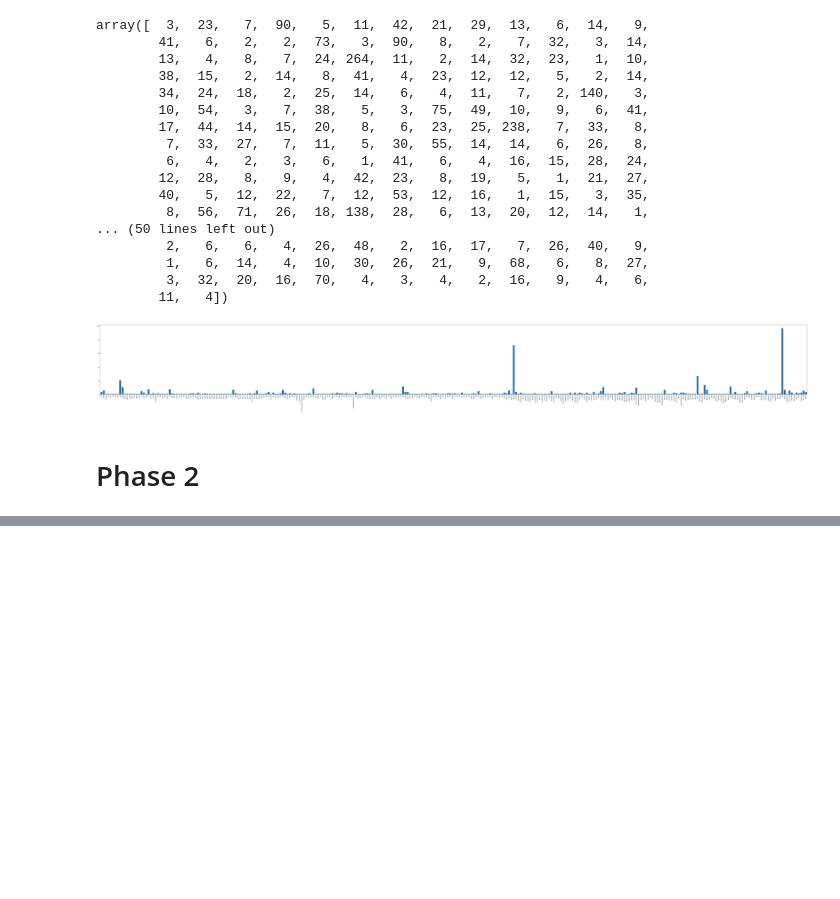
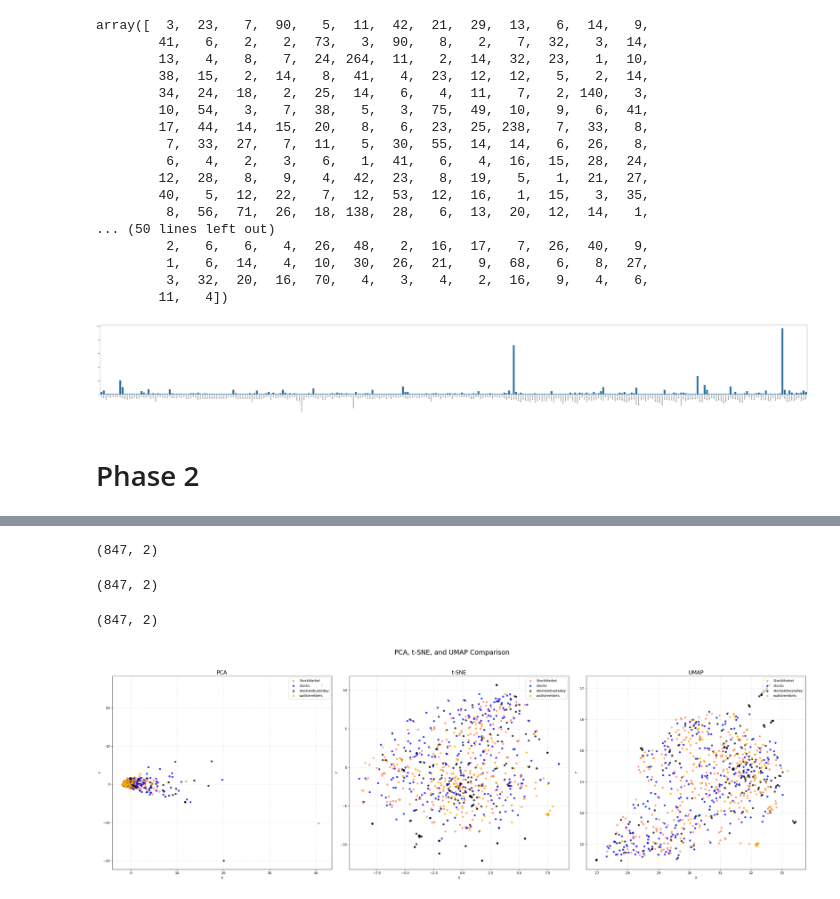
Before and after one commit to j-lee-cob/DM2025-Lab1-Exercise, a Jupyter notebook: DM2025-Lab1-Homework.ipynb, the cells around one changed output, grey strips where cells are left out. Saved outputs shown, nothing was run; the diff lists cells and outputs as text; code cells hidden in the pictures; blank space fills up the shorter version.

```diff
--- a/DM2025-Lab1-Homework.ipynb
+++ b/DM2025-Lab1-Homework.ipynb
@@ -351,0 +1071,59 @@ fig.show()
+# %%
+#Applying dimensionality reduction with only the document-term frequency data
+from sklearn.decomposition import PCA
+from sklearn.manifold import TSNE
+import umap
+import matplotlib.pyplot as plt
+
+#This might take a couple of minutes to execute
+# Apply PCA, t-SNE, and UMAP to the data
+X_pca_tdm = PCA(n_components=2).fit_transform(tdm_df.values)
+X_tsne_tdm = TSNE(n_components=2).fit_transform(tdm_df.values)
+X_umap_tdm = umap.UMAP(n_components=2).fit_transform(tdm_df.values)
+# %%
+X_pca_tdm.shape
+# %% [output]
+(847, 2)
+# %%
+X_tsne_tdm.shape
+# %% [output]
+(847, 2)
+# %%
+
+X_umap_tdm.shape
+# %% [output]
+(847, 2)
+# %%
+import matplotlib.pyplot as plt
+
+
+categories = sorted(X['category_name'].unique())
+
+
+col = ['coral', 'blue', 'black', 'orange', 'green', 'purple', 'brown', 'pink']
+col = col[:len(categories)]  # Trim or extend as needed
+
+fig, axes = plt.subplots(1, 3, figsize=(30, 10))
+fig.suptitle('PCA, t-SNE, and UMAP Comparison', fontsize=20)
+
+def plot_scatter(ax, X_reduced, title):
+    for c, category in zip(col, categories):
+        subset = X['category_name'] == category
+        xs = X_reduced[subset, 0]
+        ys = X_reduced[subset, 1]
+        ax.scatter(xs, ys, c=c, marker='o', label=category, alpha=0.7, s=25)
+    ax.grid(color='gray', linestyle=':', linewidth=2, alpha=0.2)
+    ax.set_title(title, fontsize=16)
+    ax.set_xlabel('X')
+    ax.set_ylabel('Y')
+    ax.legend(loc='upper right')
+
+# Plot for PCA, t-SNE, and UMAP
+plot_scatter(axes[0], X_pca_tdm, 'PCA')
+plot_scatter(axes[1], X_tsne_tdm, 't-SNE')
+plot_scatter(axes[2], X_umap_tdm, 'UMAP')
+
+plt.tight_layout(rect=[0, 0, 1, 0.95])
+plt.show()
+# %% [output]
+[figure, added]
```
Also changed, not shown: parts of 49 cells of this notebook.
